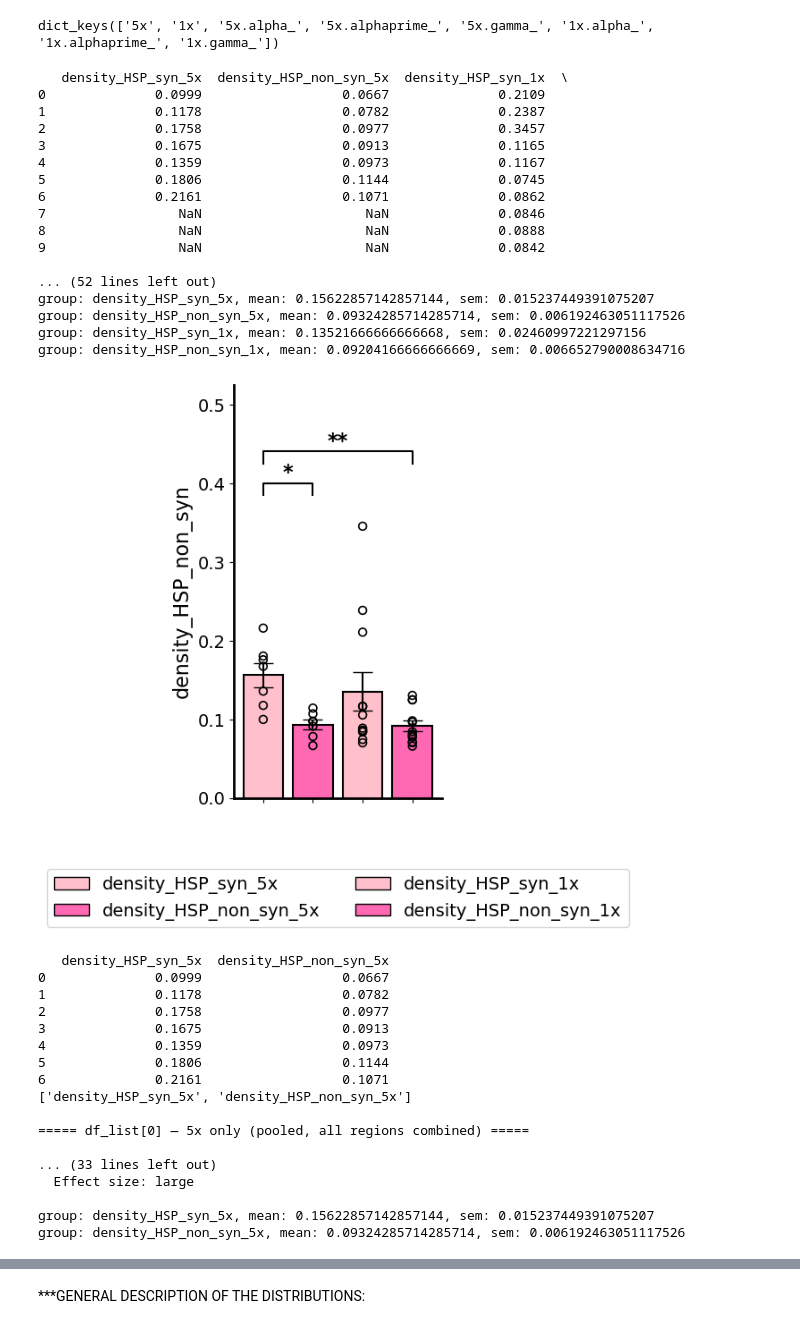
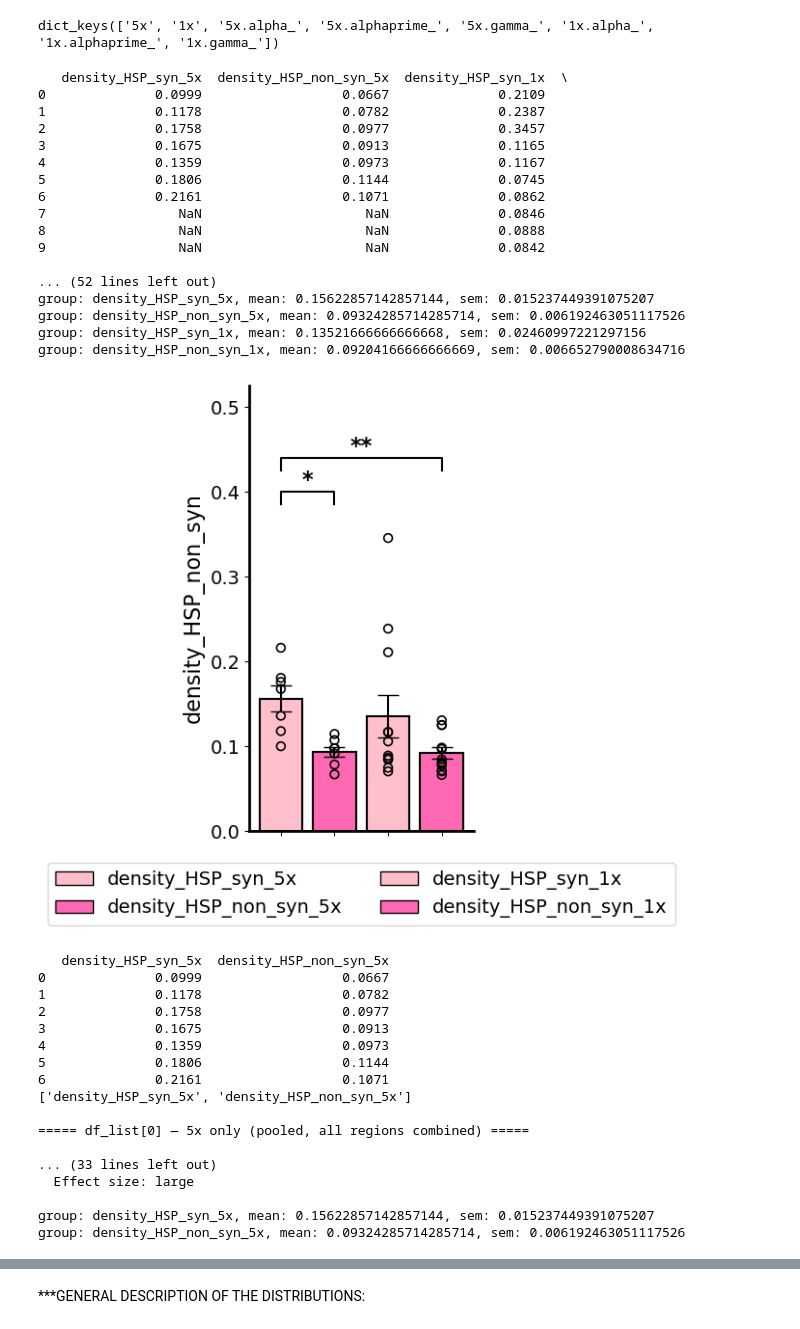
Before and after one commit to gmalagonv/confocal, a Jupyter notebook: analysis_notebooks/pooled_results.ipynb, the cells around one changed output, grey strips where cells are left out. Drawn from its saved outputs; the diff is of its cells as text; code cells hidden in the pictures.

Commit message:
graphs updated

```diff
--- a/analysis_notebooks/pooled_results.ipynb
+++ b/analysis_notebooks/pooled_results.ipynb
@@ -270,35 +269,35 @@ for j,df in enumerate(df_list):
         all_df = pd.concat(col_data, axis=1)
         print(all_df.head(10))
         print(new_col_list)
 
         print(f"\n===== df_list[{j}] — {title} =====")
 
         # one color per column-type in colmns2plot, repeated once per key in key_group
         # (works for any combination of len(colmns2plot)/len(key_group), unlike a
         # fixed /2 divisor which breaks when colmns2plot has an odd length or 1 entry)
         bar_color = colors[j][:len(colmns2plot)] * len(key_group)
 
 
-        fast_plotter(new_col_list, df= all_df, ylabel=col,  bar_color=bar_color,  quietStats=False, figsize=(3,6), legend=True)
+        fast_plotter(new_col_list, df= all_df, ylabel=col,  bar_color=bar_color, title_font_size=14, quietStats=False, figsize=(3,6), legend=True)
 # %% [output]
    density_HSP_syn_5x  density_HSP_non_syn_5x  density_HSP_syn_1x  \
 0              0.0999                  0.0667              0.2109
 1              0.1178                  0.0782              0.2387
 2              0.1758                  0.0977              0.3457
 3              0.1675                  0.0913              0.1165
 4              0.1359                  0.0973              0.1167
 5              0.1806                  0.1144              0.0745
 6              0.2161                  0.1071              0.0862
 7                 NaN                     NaN              0.0846
 8                 NaN                     NaN              0.0888
 9                 NaN                     NaN              0.0842
 
 ... (52 lines left out)
 group: density_HSP_syn_5x, mean: 0.15622857142857144, sem: 0.015237449391075207
 group: density_HSP_non_syn_5x, mean: 0.09324285714285714, sem: 0.006192463051117526
 group: density_HSP_syn_1x, mean: 0.13521666666666668, sem: 0.02460997221297156
 group: density_HSP_non_syn_1x, mean: 0.09204166666666669, sem: 0.006652790008634716
-[figure, old version]
+[figure, new version]
    density_HSP_syn_5x  density_HSP_non_syn_5x
 0              0.0999                  0.0667
 1              0.1178                  0.0782
```
Also changed, not shown: parts of 4 cells of this notebook.
